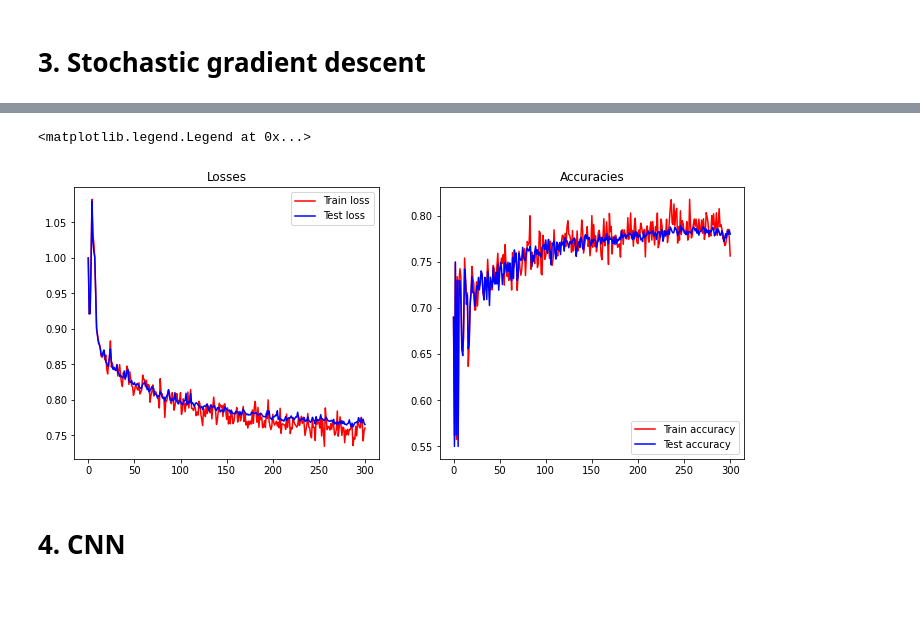
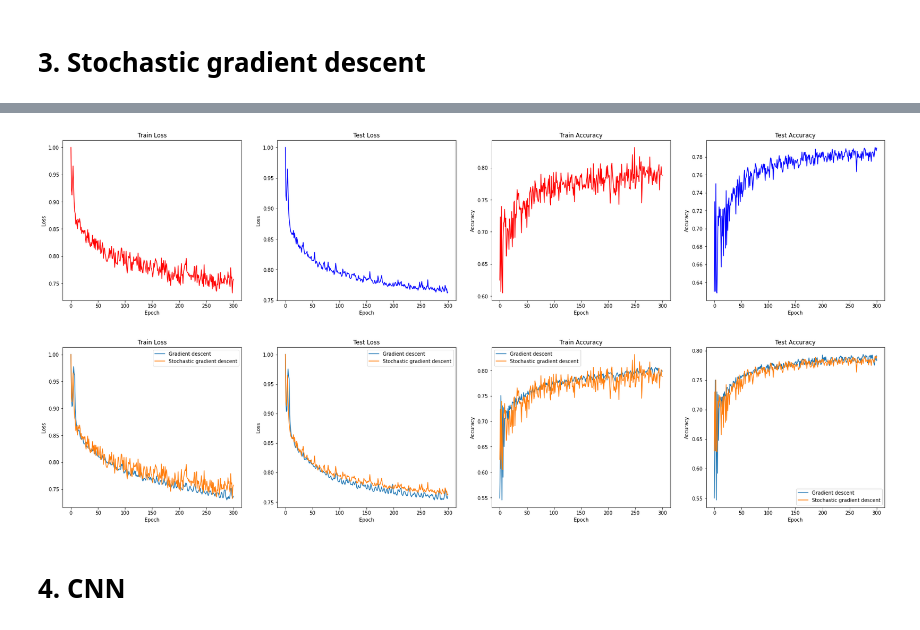
Before and after one commit to DilmiCaldera/Classification-Model-for-CIFAR10, a Jupyter notebook: A04_code.ipynb, the cells around one changed output, grey strips where cells are left out. Cells and saved outputs as stored; diff of their text form; code cells hidden in the pictures; blank space fills up the shorter version.

```diff
--- a/A04_code.ipynb
+++ b/A04_code.ipynb
@@ -342,5 +335,5 @@ batch_size = 500
 lr = 1.4e-2     #learning rate,alpha
 lr_decay= 0.999
 reg = 5e-6      #regularization parameter,lamda
-w1N,b1N,w2N,b2N,loss_historyN,tst_loss_historyN,train_acc_historyN,val_acc_historyN = TwoLayer(x_train,y_train,x_test,y_test,K,Din,batch_size,lr,lr_decay,reg)
+w1N,b1N,w2N,b2N,loss_historyN2,tst_loss_historyN2,train_acc_historyN2,val_acc_historyN2 = TwoLayer(x_train,y_train,x_test,y_test,K,Din,batch_size,lr,lr_decay,reg)
 # %% [output]
@@ -364,19 +357,16 @@ iteration 300 / 300: Train loss = 0.760510 , Test loss = 0.765386 , Train accura
-# %%
-#plotting losses and accuracies
-fig, axes  = plt.subplots(1,2, figsize=(12,5))
-
-axes[0].plot(loss_historyN,color="r")
-axes[0].plot(tst_loss_historyN,color="b")
-axes[0].set_title('Losses')
-axes[0].legend(['Train loss','Test loss'])
-
-axes[1].plot(train_acc_historyN,color="r")
-axes[1].plot(val_acc_historyN,color="b")
-axes[1].set_title('Accuracies')
-axes[1].legend(['Train accuracy','Test accuracy'])
-# %% [output]
-<matplotlib.legend.Legend at 0x...>
-[figure, removed]
+# %%
+#plotting
+lst1 = [loss_historyN2,tst_loss_historyN2,train_acc_historyN2,val_acc_historyN2]
+Plot(lst1)
+# %% [output]
+[figure, added]
+# %%
+#compare
+lst1 = [loss_historyN,tst_loss_historyN,train_acc_historyN,val_acc_historyN]
+lst2 = [loss_historyN2,tst_loss_historyN2,train_acc_historyN2,val_acc_historyN2]
+Plot(lst1,lst2,compare=True)
+# %% [output]
+[figure, added]
 # %% [markdown]
 # 4. CNN
 # %%
```
Also changed, not shown: parts of 22 cells of this notebook.
